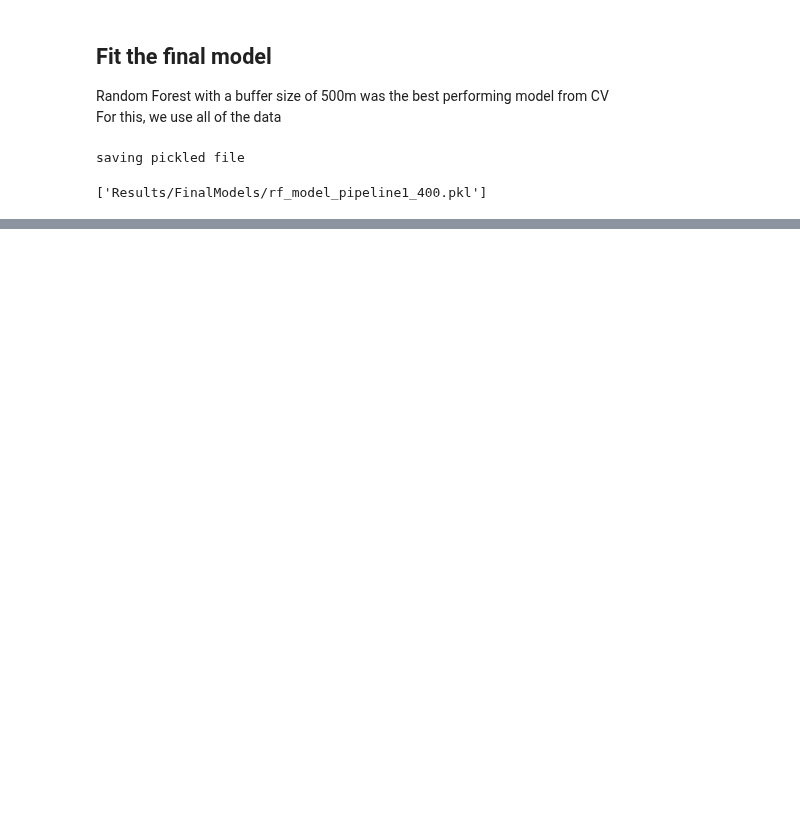
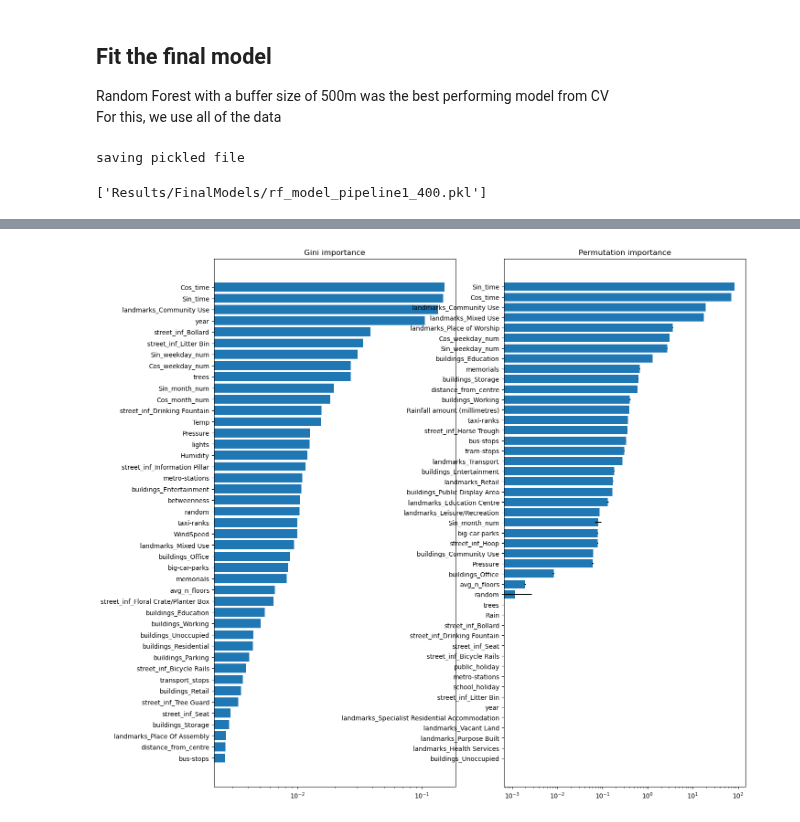
Before and after one commit to nickmalleson/footfall, a Jupyter notebook: MelbourneAnalysis/3. Modelling/4. FittingFinalModel.ipynb, the cells around one changed output, grey strips where cells are left out. Drawn from its saved outputs; the diff is of its cells as text; code cells hidden in the pictures; blank space fills up the shorter version.

```diff
--- a/MelbourneAnalysis/3. Modelling/4. FittingFinalModel.ipynb
+++ b/MelbourneAnalysis/3. Modelling/4. FittingFinalModel.ipynb
@@ -107,0 +140,6 @@ len(Xfull.columns)
+# %%
+fig, axs = plt.subplots(ncols = 2, figsize=(15,15))
+plot_compare_importances(axs, gi_3, pi_3, log_scale = True, above_random_cat='random_cat')
+fig.savefig("Results/Figs/AssessingFinalModel/FeatureImportances3_log.PNG")
+# %% [output]
+[figure, added]
```
Also changed, not shown: parts of 7 cells of this notebook.
